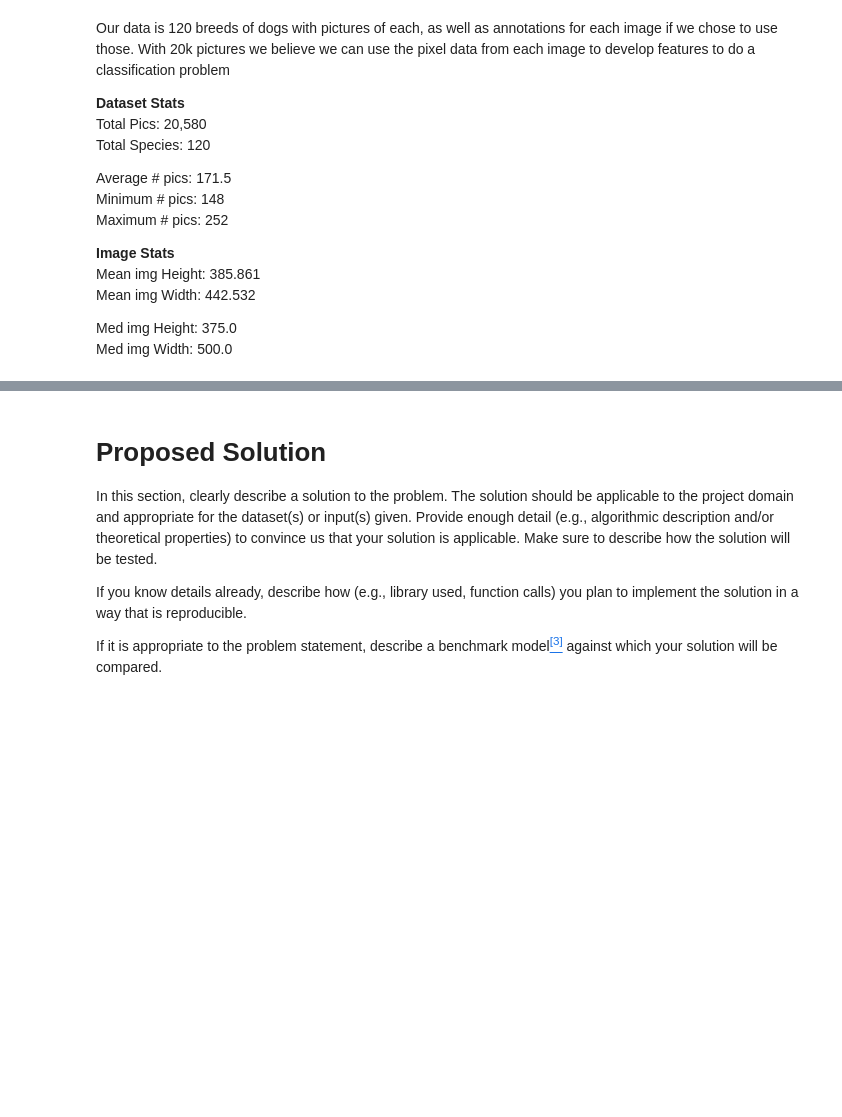
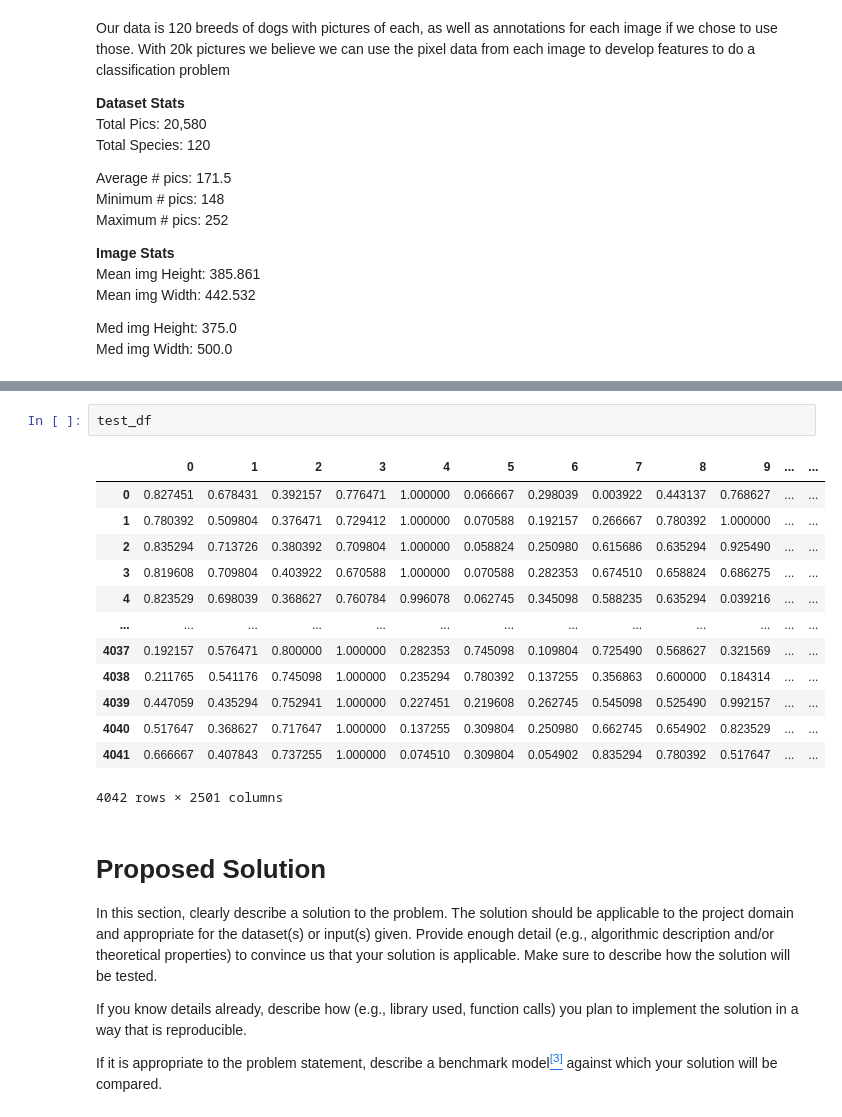
Before and after one commit to COGS118A/Group026-Sp22, a Jupyter notebook: Checkpoint_group026.ipynb, the cells around one changed output, grey strips where cells are left out. Drawn from its saved outputs; the diff is of its cells as text; blank space fills up the shorter version.

```diff
--- a/Checkpoint_group026.ipynb
+++ b/Checkpoint_group026.ipynb
@@ -67,3 +184,19 @@ Med img Width: 		 500.0
+# %%
+test_df
+# %% [output]
+|  | 0 | 1 | 2 | 3 | 4 | 5 | 6 | 7 | 8 | 9 | ... | ... |
+| 0 | 0.827451 | 0.678431 | 0.392157 | 0.776471 | 1.000000 | 0.066667 | 0.298039 | 0.003922 | 0.443137 | 0.768627 | ... | ... |
+| 1 | 0.780392 | 0.509804 | 0.376471 | 0.729412 | 1.000000 | 0.070588 | 0.192157 | 0.266667 | 0.780392 | 1.000000 | ... | ... |
+| 2 | 0.835294 | 0.713726 | 0.380392 | 0.709804 | 1.000000 | 0.058824 | 0.250980 | 0.615686 | 0.635294 | 0.925490 | ... | ... |
+| 3 | 0.819608 | 0.709804 | 0.403922 | 0.670588 | 1.000000 | 0.070588 | 0.282353 | 0.674510 | 0.658824 | 0.686275 | ... | ... |
+| 4 | 0.823529 | 0.698039 | 0.368627 | 0.760784 | 0.996078 | 0.062745 | 0.345098 | 0.588235 | 0.635294 | 0.039216 | ... | ... |
+| ... | ... | ... | ... | ... | ... | ... | ... | ... | ... | ... | ... | ... |
+| 4037 | 0.192157 | 0.576471 | 0.800000 | 1.000000 | 0.282353 | 0.745098 | 0.109804 | 0.725490 | 0.568627 | 0.321569 | ... | ... |
+| 4038 | 0.211765 | 0.541176 | 0.745098 | 1.000000 | 0.235294 | 0.780392 | 0.137255 | 0.356863 | 0.600000 | 0.184314 | ... | ... |
+| 4039 | 0.447059 | 0.435294 | 0.752941 | 1.000000 | 0.227451 | 0.219608 | 0.262745 | 0.545098 | 0.525490 | 0.992157 | ... | ... |
+| 4040 | 0.517647 | 0.368627 | 0.717647 | 1.000000 | 0.137255 | 0.309804 | 0.250980 | 0.662745 | 0.654902 | 0.823529 | ... | ... |
+| 4041 | 0.666667 | 0.407843 | 0.737255 | 1.000000 | 0.074510 | 0.309804 | 0.054902 | 0.835294 | 0.780392 | 0.517647 | ... | ... |
+4042 rows × 2501 columns
 # %% [markdown]
 # Proposed Solution
 
```
Also changed, not shown: parts of 8 cells of this notebook.
